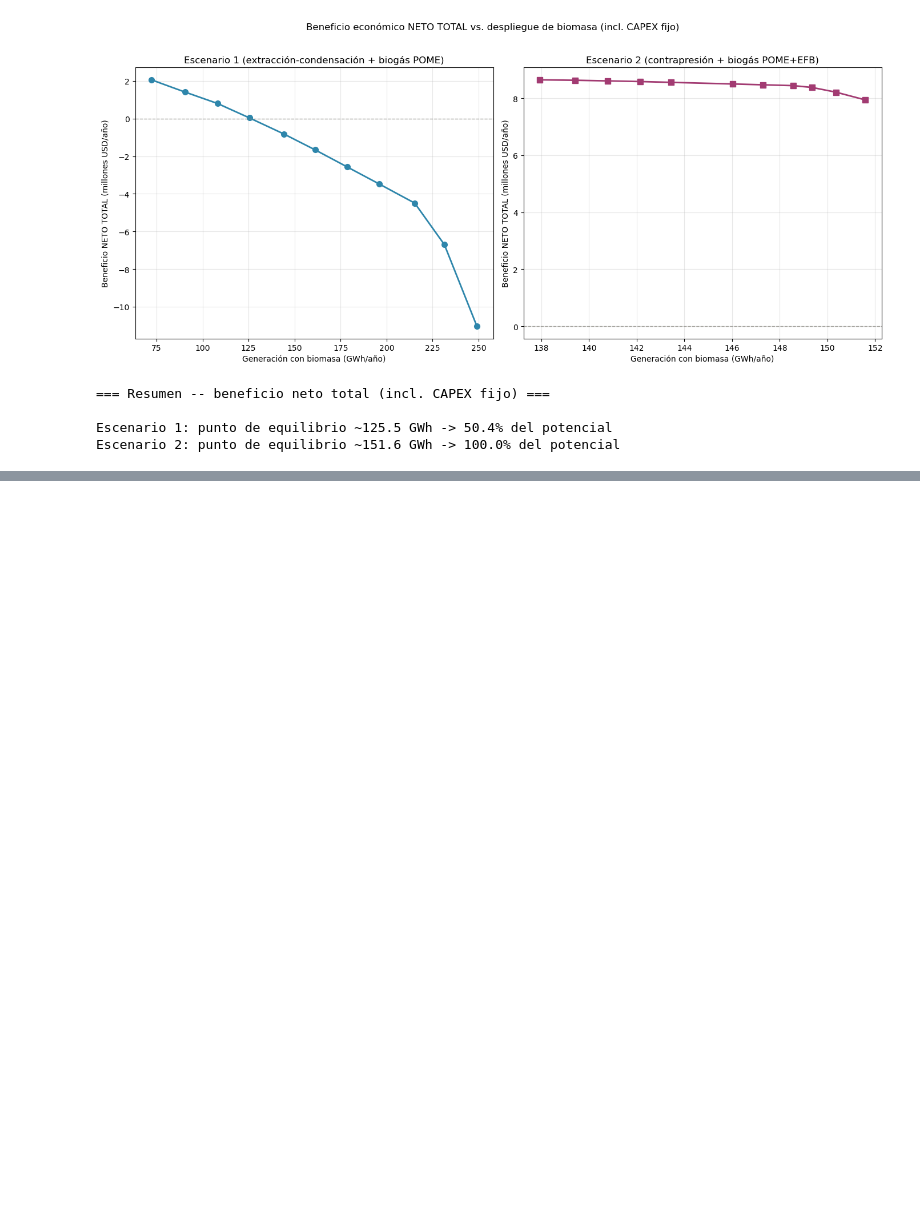
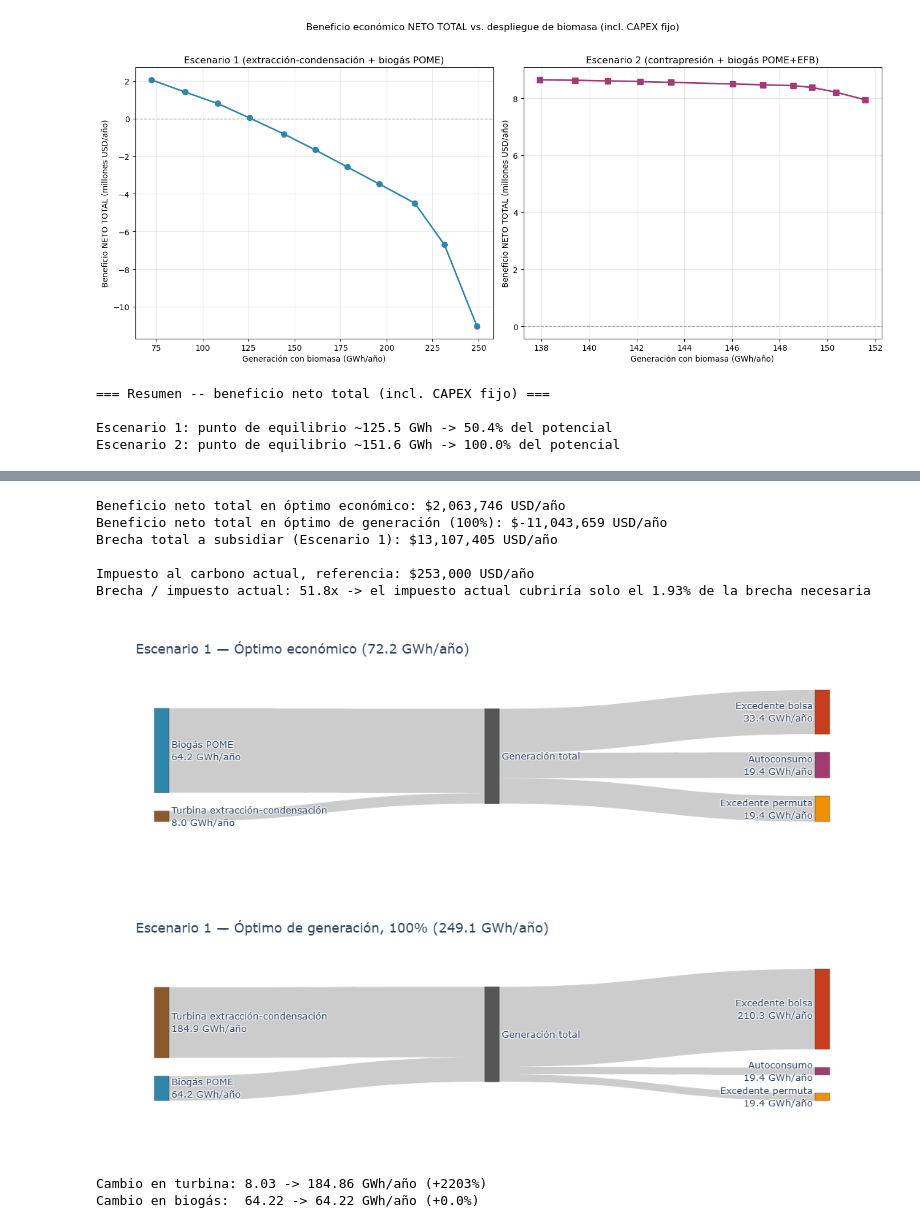
Before and after one commit to juncal0/valorizacion-biomasa-palma, a Jupyter notebook: 01_limpieza_datos_capex_emisiones_social_2_reorganizado_1.ipynb, the cells around one changed output, grey strips where cells are left out. Drawn from its saved outputs; the diff is of its cells as text; code cells hidden in the pictures; blank space fills up the shorter version.

```diff
--- a/01_limpieza_datos_capex_emisiones_social_2_reorganizado_1.ipynb
+++ b/01_limpieza_datos_capex_emisiones_social_2_reorganizado_1.ipynb
@@ -3732,0 +3870,73 @@ Escenario 2: punto de equilibrio ~151.6 GWh -> 100.0% del potencial
+# %%
+# ==========================================================
+# Sección 20 - "Target seeking" del subsidio: brecha de beneficio
+# NETO TOTAL (incl. CAPEX fijo) entre óptimo económico y óptimo de
+# generación, Escenario 1 (para la Discusión, política pública).
+# ==========================================================
+beneficio_neto_optimo_economico_e1 = df_pareto['f1_beneficio_neto_total_USD'].iloc[0]   # primer punto ε = f2_en_f1max
+beneficio_neto_optimo_generacion_e1 = df_pareto['f1_beneficio_neto_total_USD'].iloc[-1]  # último punto ε = f2_max
+
+brecha_total_e1 = beneficio_neto_optimo_economico_e1 - beneficio_neto_optimo_generacion_e1
+print(f"Beneficio neto total en óptimo económico: ${beneficio_neto_optimo_economico_e1:,.0f} USD/año")
+print(f"Beneficio neto total en óptimo de generación (100%): ${beneficio_neto_optimo_generacion_e1:,.0f} USD/año")
+print(f"Brecha total a subsidiar (Escenario 1): ${brecha_total_e1:,.0f} USD/año")
+
+# Referencia: impuesto al carbono actual (Sección de verificaciones regulatorias, Estado del proyecto)
+IMPUESTO_CARBONO_ACTUAL_USD_ANO = 253_000  # o 127_000 tras reforma 2022, según cuál cites
+print(f"\nImpuesto al carbono actual, referencia: ${IMPUESTO_CARBONO_ACTUAL_USD_ANO:,.0f} USD/año")
+print(f"Brecha / impuesto actual: {brecha_total_e1/IMPUESTO_CARBONO_ACTUAL_USD_ANO:.1f}x "
+      f"-> el impuesto actual cubriría solo el {IMPUESTO_CARBONO_ACTUAL_USD_ANO/brecha_total_e1*100:.2f}% de la brecha necesaria")
+# %% [output]
+Beneficio neto total en óptimo económico: $2,063,746 USD/año
+Beneficio neto total en óptimo de generación (100%): $-11,043,659 USD/año
+Brecha total a subsidiar (Escenario 1): $13,107,405 USD/año
+
+Impuesto al carbono actual, referencia: $253,000 USD/año
+Brecha / impuesto actual: 51.8x -> el impuesto actual cubriría solo el 1.93% de la brecha necesaria
+# %%
+# ==========================================================
+# Sección 20 - Ajuste: misma anotación de valores numéricos para
+# Escenario 1 (consistencia de estilo entre ambas figuras del artículo).
+# ==========================================================
+def construir_sankey_esc1_anotado(m, titulo, nombre_archivo):
+    turbina_kWh = sum(pyo.value(m.potencia_turbina_kW[p]) * horas_operacion_anual[p] for p in plantas) / 1e6
+    biogas_kWh = sum(pyo.value(m.potencia_biogas_kW[p]) * horas_operacion_anual[p] for p in plantas) / 1e6
+    autoconsumo_kWh = sum(pyo.value(m.autoconsumo_kW[p]) * horas_operacion_anual[p] for p in plantas) / 1e6
+    permuta_kWh = sum(pyo.value(m.excedente_permuta_kW[p]) * horas_operacion_anual[p] for p in plantas) / 1e6
+    bolsa_kWh = sum(pyo.value(m.excedente_bolsa_kW[p]) * horas_operacion_anual[p] for p in plantas) / 1e6
+
+    labels = [
+        f"Turbina extracción-condensación<br>{turbina_kWh:.1f} GWh/año",
+        f"Biogás POME<br>{biogas_kWh:.1f} GWh/año",
+        "Generación total",
+        f"Autoconsumo<br>{autoconsumo_kWh:.1f} GWh/año",
+        f"Excedente permuta<br>{permuta_kWh:.1f} GWh/año",
+        f"Excedente bolsa<br>{bolsa_kWh:.1f} GWh/año",
+    ]
+    source = [0, 1, 2, 2, 2]
+    target = [2, 2, 3, 4, 5]
+    value = [turbina_kWh, biogas_kWh, autoconsumo_kWh, permuta_kWh, bolsa_kWh]
+
+    fig = go.Figure(data=[go.Sankey(
+        node=dict(pad=25, thickness=20, label=labels,
+                   color=["#8B5A2B", "#2E86AB", "#555555", "#A23B72", "#F18F01", "#C73E1D"]),
+        link=dict(source=source, target=target, value=value)
+    )])
+    fig.update_layout(title_text=titulo, font_size=13)
+    fig.write_html(nombre_archivo + ".html")
+    fig.write_image(nombre_archivo + ".png", scale=2)
+    fig.show()
+    return {"turbina_GWh": turbina_kWh, "biogas_GWh": biogas_kWh}
+
+r_eco_e1 = construir_sankey_esc1_anotado(m1, "Escenario 1 — Óptimo económico (72.2 GWh/año)", "sankey_esc1_optimo_economico_v2")
+r_gen_e1 = construir_sankey_esc1_anotado(m2, "Escenario 1 — Óptimo de generación, 100% (249.1 GWh/año)", "sankey_esc1_optimo_generacion_v2")
+
+print(f"\nCambio en turbina: {r_eco_e1['turbina_GWh']:.2f} -> {r_gen_e1['turbina_GWh']:.2f} GWh/año "
+      f"({(r_gen_e1['turbina_GWh']/r_eco_e1['turbina_GWh']-1)*100:+.0f}%)")
+print(f"Cambio en biogás:  {r_eco_e1['biogas_GWh']:.2f} -> {r_gen_e1['biogas_GWh']:.2f} GWh/año "
+      f"({(r_gen_e1['biogas_GWh']/r_eco_e1['biogas_GWh']-1)*100:+.1f}%)")
+# %% [output]
+[figure, added]
+[figure, added]
+Cambio en turbina: 8.03 -> 184.86 GWh/año (+2203%)
+Cambio en biogás:  64.22 -> 64.22 GWh/año (+0.0%)
```
Also changed, not shown: parts of 4 cells of this notebook, 17 other files.
